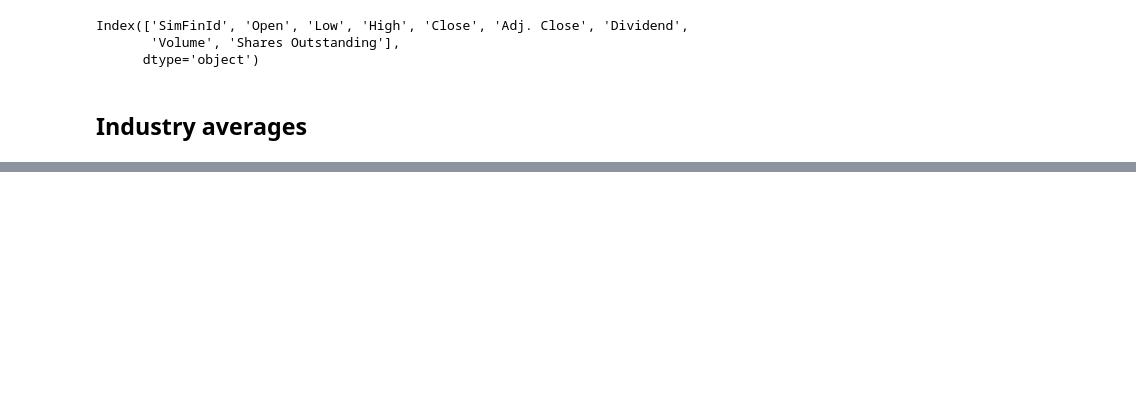
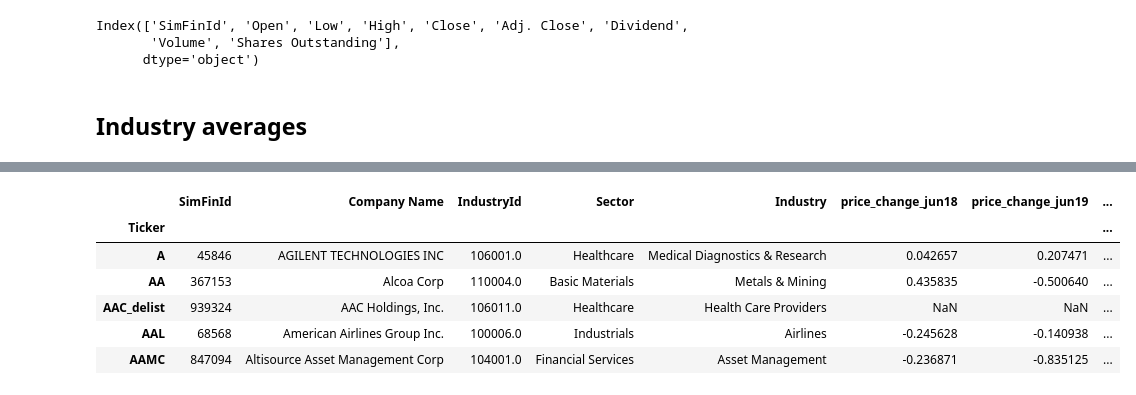
Before and after one commit to LukeBetham/finance, a Jupyter notebook: comparing_industries.ipynb, the cells around one changed output, grey strips where cells are left out. Saved outputs shown, nothing was run; the diff lists cells and outputs as text; code cells hidden in the pictures; blank space fills up the shorter version.

```diff
--- a/comparing_industries.ipynb
+++ b/comparing_industries.ipynb
@@ -126,0 +196,50 @@ pd.merge(df_name.reset_index(),df_industry,'left',)
+# %%
+stock_price_change_list_2018 = []
+stock_price_change_list_2019 = []
+stock_price_change_list_2020 = []
+market_cap_list = []
+market_cap_change_2020_list = []
+
+for ticker_code in tqdm(df_all.index):
+    try:
+        resample_annual = df_p.loc[ticker_code].resample('A-JUN').last()
+        resample_pct = resample_annual['Close'].pct_change()
+        market_caps = resample_annual['Close']*resample_annual['Shares Outstanding']
+        market_cap_2020 = market_caps['2020-06-30']
+        market_cap_change_2020 = market_caps.diff()['2020-06-30']
+        market_cap_list.append(market_cap_2020)
+        market_cap_change_2020_list.append(market_cap_change_2020)
+
+        try:
+            stock_price_change_list_2020.append(resample_pct[f'2020-06-30'])
+        except:
+            stock_price_change_list_2020.append(np.nan)
+        try:
+            stock_price_change_list_2019.append(resample_pct[f'2019-06-30'])
+        except:
+            stock_price_change_list_2019.append(np.nan)
+        try:
+            stock_price_change_list_2018.append(resample_pct[f'2018-06-30'])
+        except:
+            stock_price_change_list_2018.append(np.nan)
+    except:
+        stock_price_change_list_2018.append(np.nan)
+        stock_price_change_list_2019.append(np.nan)
+        stock_price_change_list_2020.append(np.nan)
+        market_cap_list.append(np.nan)
+        market_cap_change_2020_list.append(np.nan)
+# %%
+df_all['price_change_jun18']= stock_price_change_list_2018
+df_all['price_change_jun19']= stock_price_change_list_2019
+df_all['price_change_jun20']= stock_price_change_list_2020
+df_all['market_cap_jun20'] = np.array(market_cap_list)/1000000000
+df_all['market_cap_jun20_change'] = np.array(market_cap_change_2020_list)/1000000000
+df_all.head()
+# %% [output]
+|  | SimFinId | Company Name | IndustryId | Sector | Industry | price_change_jun18 | price_change_jun19 | ... |
+| Ticker |  |  |  |  |  |  |  | ... |
+| A | 45846 | AGILENT TECHNOLOGIES INC | 106001.0 | Healthcare | Medical Diagnostics & Research | 0.042657 | 0.207471 | ... |
+| AA | 367153 | Alcoa Corp | 110004.0 | Basic Materials | Metals & Mining | 0.435835 | -0.500640 | ... |
+| AAC_delist | 939324 | AAC Holdings, Inc. | 106011.0 | Healthcare | Health Care Providers | NaN | NaN | ... |
+| AAL | 68568 | American Airlines Group Inc. | 100006.0 | Industrials | Airlines | -0.245628 | -0.140938 | ... |
+| AAMC | 847094 | Altisource Asset Management Corp | 104001.0 | Financial Services | Asset Management | -0.236871 | -0.835125 | ... |
```
Also changed, not shown: parts of 18 cells of this notebook, 1 other file.
